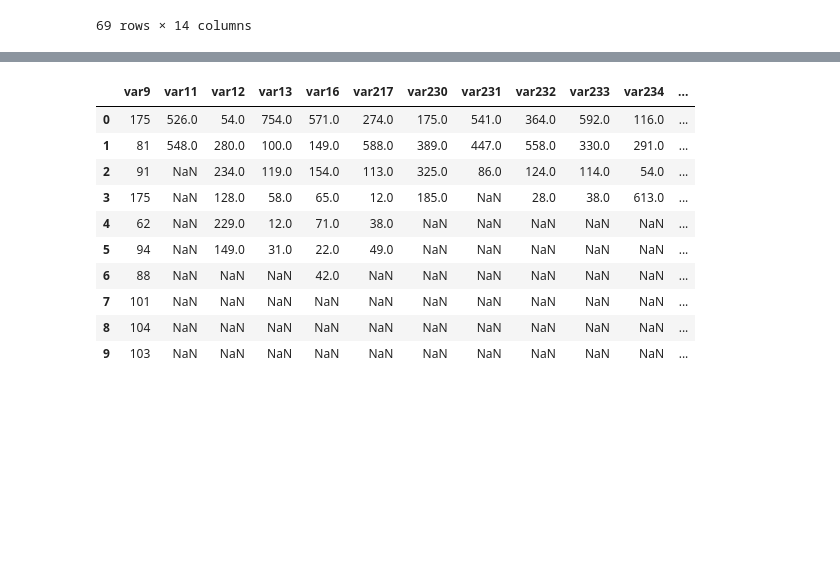
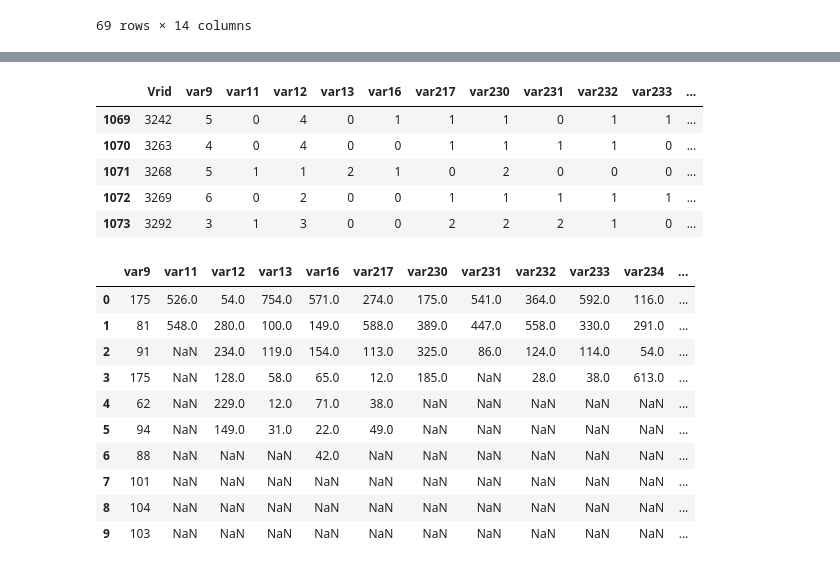
Before and after one commit to sarahrustan/Data-Transformation-Project, a Jupyter notebook: Data Transformation Project.ipynb, the cells around one changed output, grey strips where cells are left out. Saved outputs shown, nothing was run; the diff lists cells and outputs as text; code cells hidden in the pictures; blank space fills up the shorter version.

```diff
--- a/Data Transformation Project.ipynb
+++ b/Data Transformation Project.ipynb
@@ -88,3 +158,12 @@ dsr.head()
+# %%
+dsr.tail()
+# %% [output]
+|  | Vrid | var9 | var11 | var12 | var13 | var16 | var217 | var230 | var231 | var232 | var233 | ... |
+| 1069 | 3242 | 5 | 0 | 4 | 0 | 1 | 1 | 1 | 0 | 1 | 1 | ... |
+| 1070 | 3263 | 4 | 0 | 4 | 0 | 0 | 1 | 1 | 1 | 1 | 0 | ... |
+| 1071 | 3268 | 5 | 1 | 1 | 2 | 1 | 0 | 2 | 0 | 0 | 0 | ... |
+| 1072 | 3269 | 6 | 0 | 2 | 0 | 0 | 1 | 1 | 1 | 1 | 1 | ... |
+| 1073 | 3292 | 3 | 1 | 3 | 0 | 0 | 2 | 2 | 2 | 1 | 0 | ... |
 # %%
 # View value counts of transformed variables
 dsr.iloc[:, 1:].apply(pd.value_counts)
```
Also changed, not shown: parts of 14 cells of this notebook, 1 other file.
